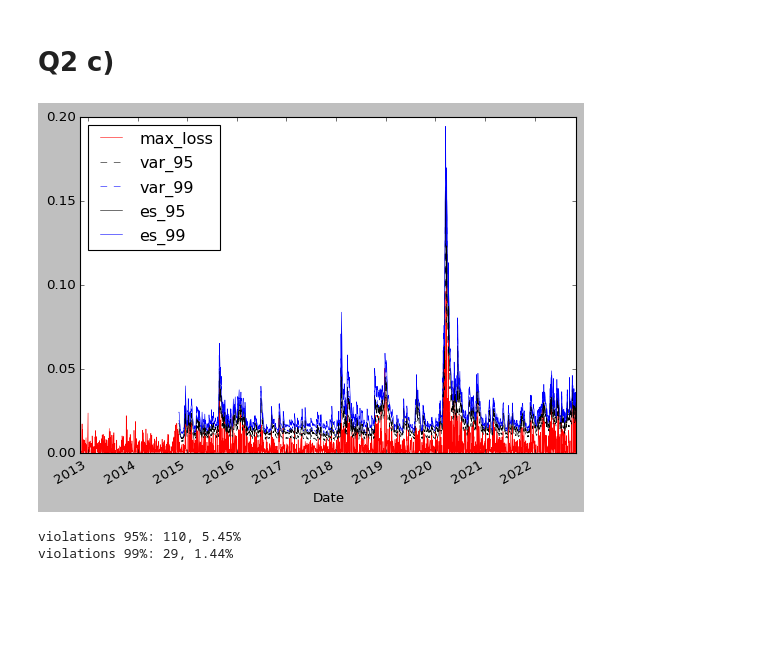
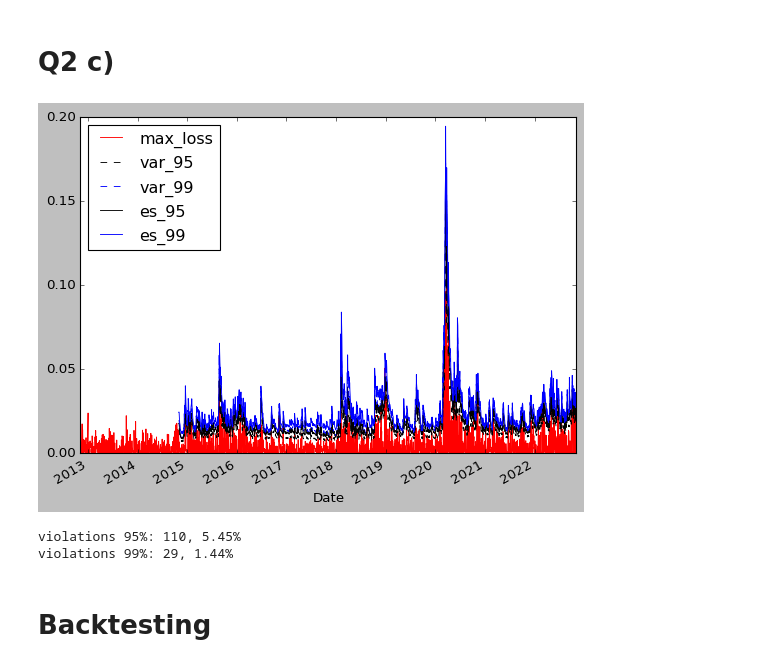
Before and after one commit to georgec123/qrm, a Jupyter notebook: q2.ipynb, the cells around one changed output. Cells and saved outputs as stored; diff of their text form; code cells hidden in the pictures; blank space fills up the shorter version.

```diff
--- a/q2.ipynb
+++ b/q2.ipynb
@@ -138,21 +136,15 @@ df['es_95']= df['loss'].rolling(500).apply(garch_es, kwargs=dict(alpha=0.95)).sh
 df['var_99']= df['loss'].rolling(500).apply(garch_var, kwargs=dict(alpha=0.99)).shift(1)
 df['es_99']= df['loss'].rolling(500).apply(garch_es, kwargs=dict(alpha=0.99)).shift(1)
 
-
+df_c = df.copy()
 # takes ~3m
-# %%
-
-df['max_loss'] = df['loss'].apply(lambda x: np.max([x,0]))
-df[['max_loss','var_95','var_99','es_95','es_99']].plot(style=['r','k--','b--','k-','b-'], lw=0.5)
-plt.show()
-
-num_days = (~df['var_95'].isna()).sum()
-viols_95 = (df['loss']>df['var_95']).sum()
-viols_99 = (df['loss']>df['var_99']).sum()
-
-print(f"violations 95%: {viols_95}, {100*viols_95/num_days:.2f}%")
-print(f"violations 99%: {viols_99}, {100*viols_99/num_days:.2f}%")
-# %% [output]
-[figure, removed]
-violations 95%: 110, 5.45%
-violations 99%: 29, 1.44%
+# %%
+
+
+print_viols_and_plot(df_c)
+# %% [output]
+[figure, added]
+violations 95%: 110, 5.45%
+violations 99%: 29, 1.44%
+# %% [markdown]
+# Backtesting
```
Also changed, not shown: parts of 18 cells of this notebook.
